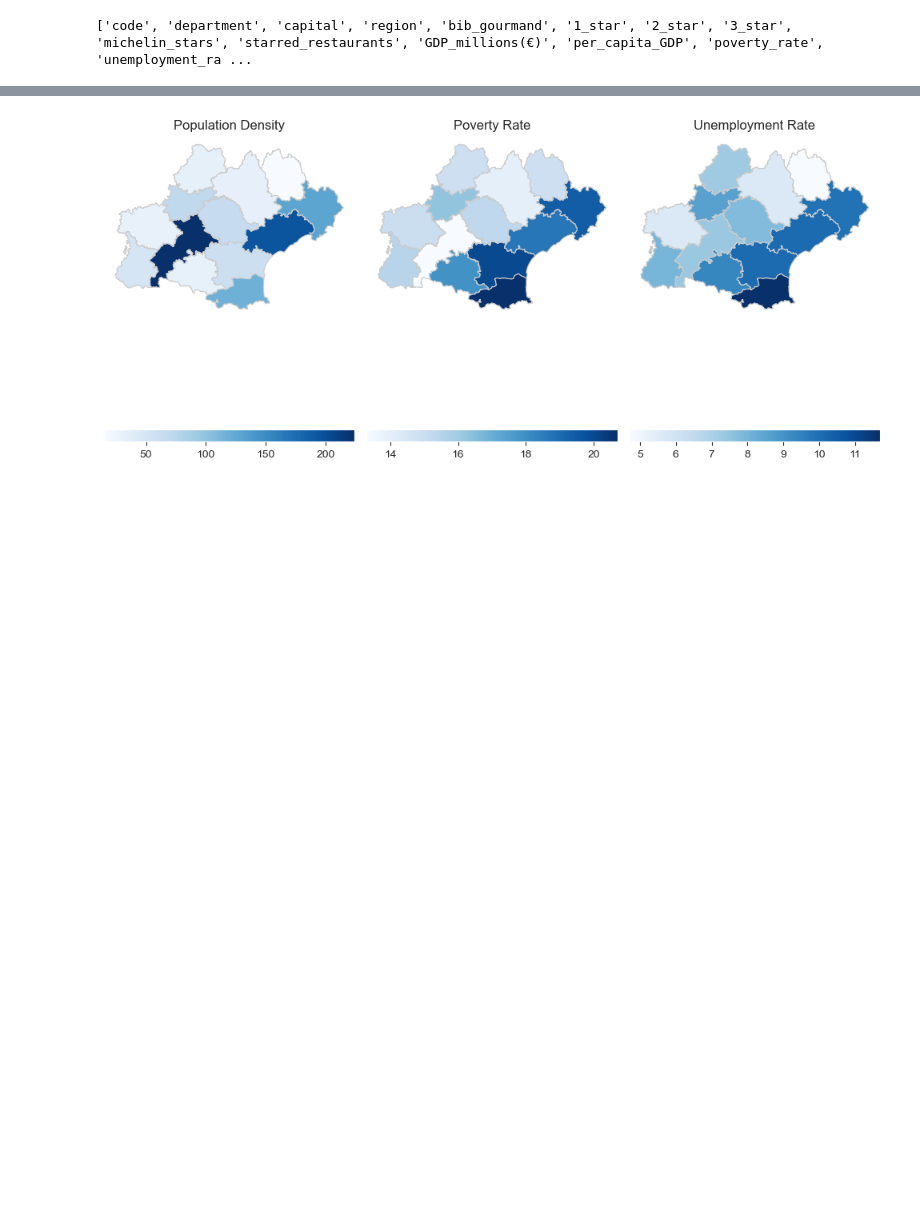
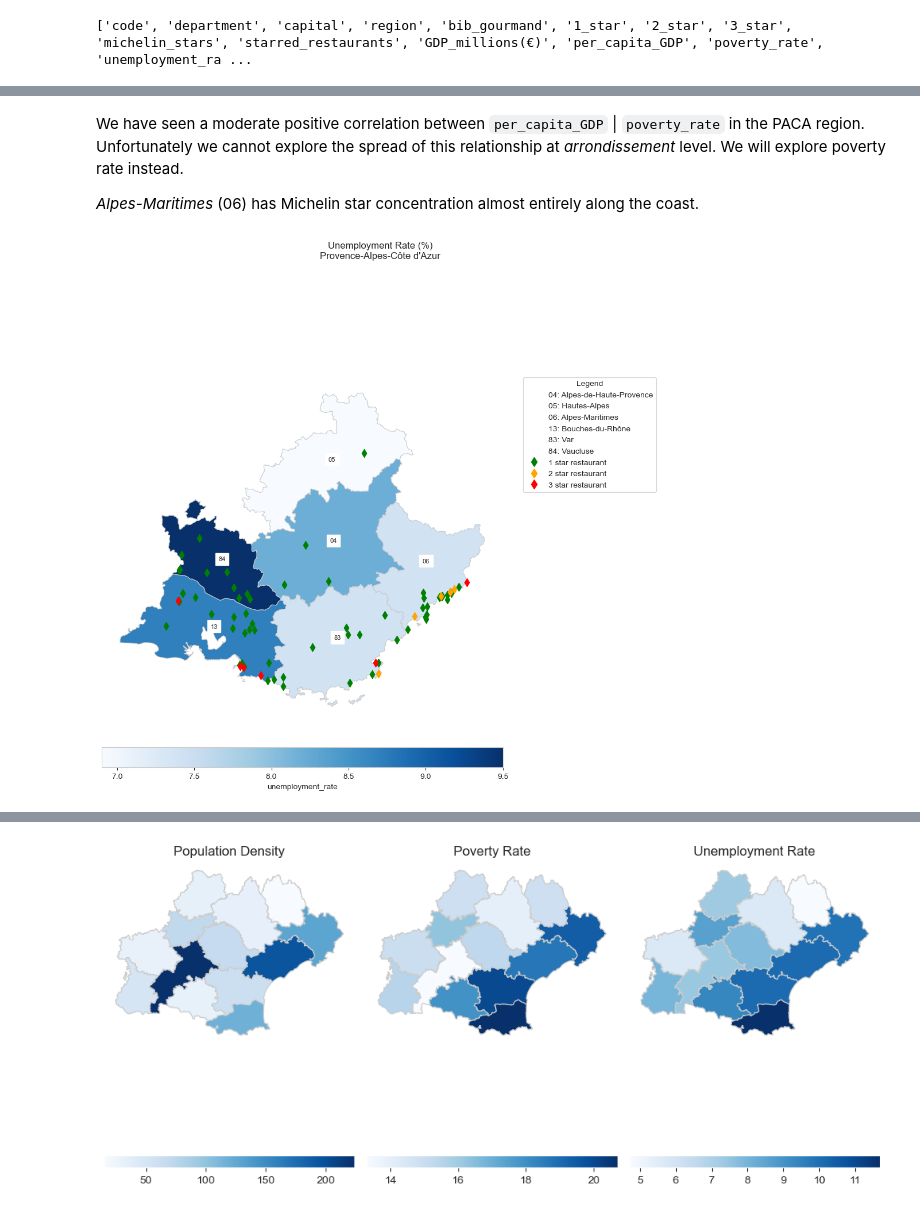
Before and after one commit to pineapple-bois/Michelin_Rated_Restaurants, a Jupyter notebook: Notebooks/France/France_Analysis.ipynb, the cells around one changed output, grey strips where cells are left out. Drawn from its saved outputs; the diff is of its cells as text; code cells hidden in the pictures; blank space fills up the shorter version.

```diff
--- a/Notebooks/France/France_Analysis.ipynb
+++ b/Notebooks/France/France_Analysis.ipynb
@@ -328,0 +401,9 @@ plot_multi_choropleth(paca, ['pop_density', 'poverty_rate', 'unemployment_rate']
+# %% [markdown]
+We have seen a moderate positive correlation between `per_capita_GDP` | `poverty_rate` in the PACA region. Unfortunately we cannot explore the spread of this relationship at *arrondissement* level. We will explore poverty rate instead.
+
+*Alpes-Maritimes* (06) has Michelin star concentration almost entirely along the coast.
+# %%
+plot_choropleth(paca_dept, 'unemployment_rate', 'Unemployment Rate (%)',
+                restaurants=True, show_legend=True)
+# %% [output]
+[figure, added]
```
Also changed, not shown: parts of 43 cells of this notebook.
